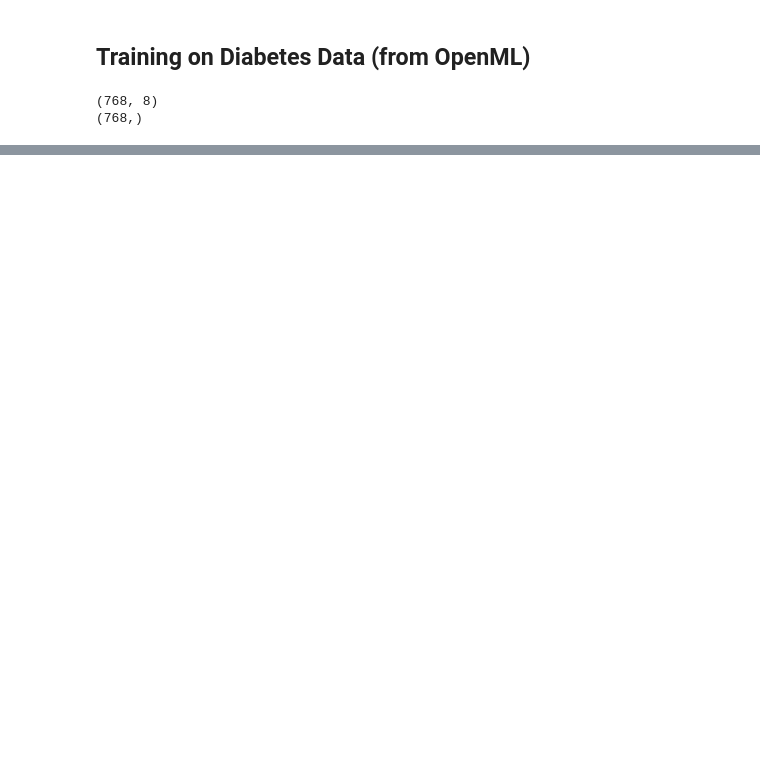
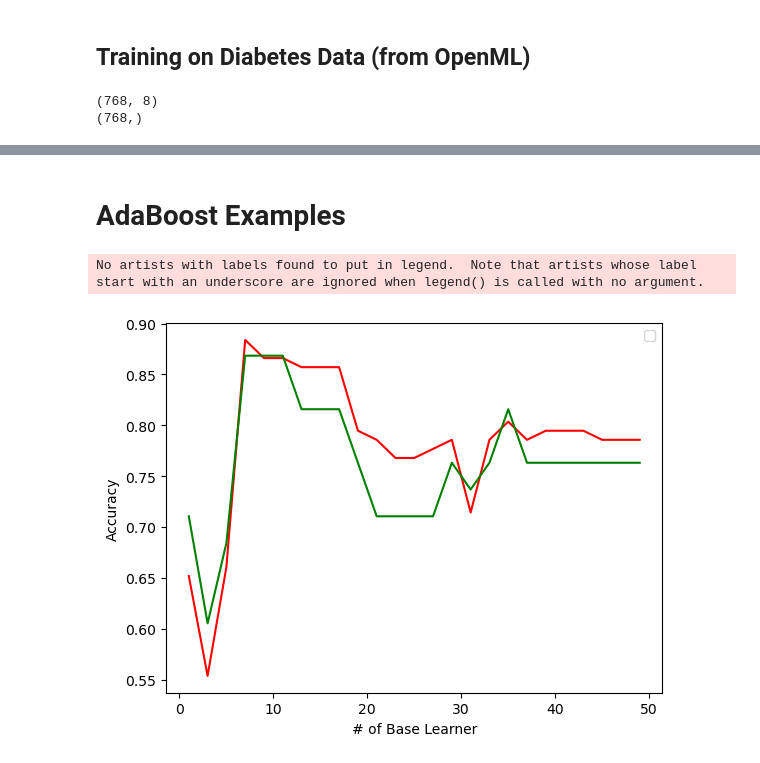
Before and after one commit to enesozeren/machine_learning_from_scratch, a Jupyter notebook: decision_trees/modelling_examples.ipynb, the cells around one changed output, grey strips where cells are left out. Drawn from its saved outputs; the diff is of its cells as text; code cells hidden in the pictures; blank space fills up the shorter version.

```diff
--- a/decision_trees/modelling_examples.ipynb
+++ b/decision_trees/modelling_examples.ipynb
@@ -396,0 +398,30 @@ plt.show()
+# %% [markdown]
+# AdaBoost Examples
+# %%
+iris = datasets.load_iris()
+
+X = np.array(iris.data)
+Y = np.array(iris.target)
+
+X_train, X_test, y_train, y_test = model_selection.train_test_split(X, Y, test_size=0.25, random_state=42)
+
+# model = AdaBoostClassifier(n_base_learner=10)
+# model.train(X_train, y_train)
+
+train_accuracy_list = []
+test_accuracy_list = []
+for n_base_learner in range(1, 50, 2):
+    model = AdaBoostClassifier(n_base_learner)
+    model.train(X_train, y_train)
+    train_accuracy_list.append(sum(model.predict(X=X_train) == y_train) / len(y_train))
+    test_accuracy_list.append(sum(model.predict(X=X_test) == y_test) / len(y_test))
+
+plt.plot(list(range(1, 50, 2)), train_accuracy_list, color='red')
+plt.plot(list(range(1, 50, 2)), test_accuracy_list, color='green')
+plt.xlabel('# of Base Learner')
+plt.ylabel('Accuracy')
+plt.legend()
+plt.show()
+# %% [output]
+No artists with labels found to put in legend.  Note that artists whose label start with an underscore are ignored when legend() is called with no argument.
+[figure, added]
```
Also changed, not shown: parts of 8 cells of this notebook, 1 other file.
